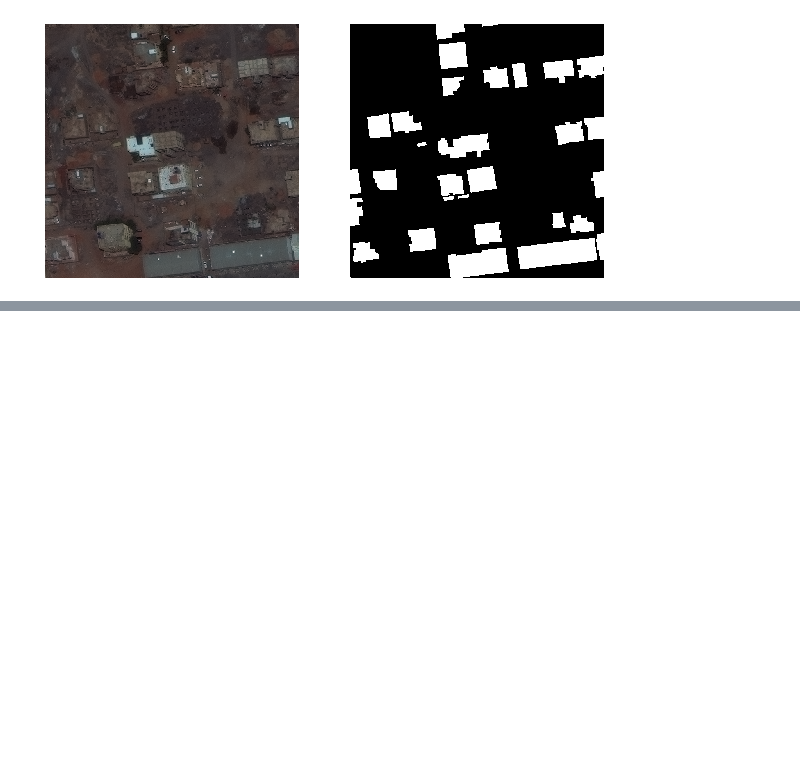
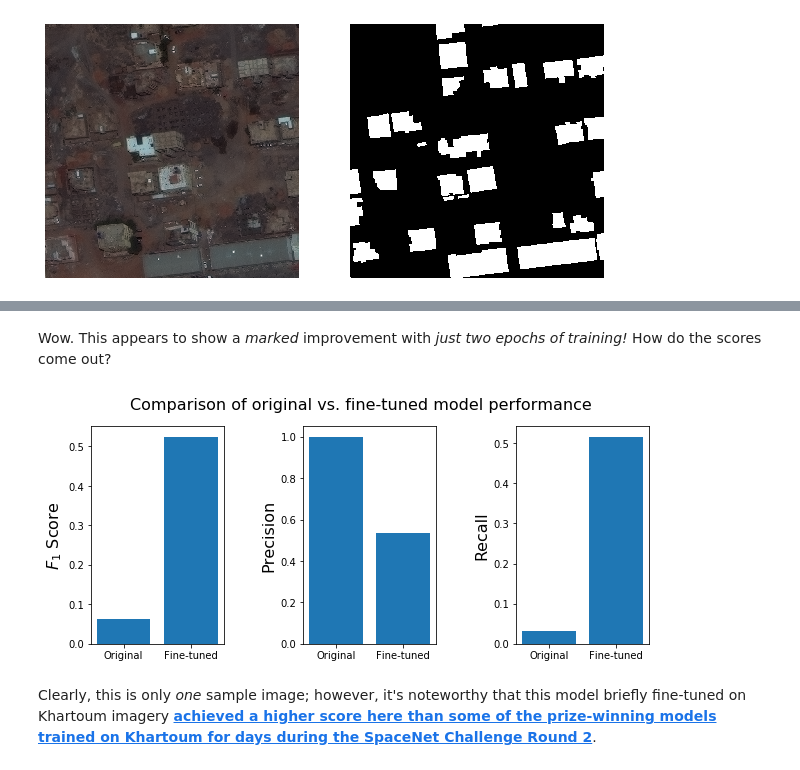
Before and after one commit to CosmiQ/solaris_tutorials, a Jupyter notebook: Solaris_FOSS4G_2019/4_fine_tuning_a_spacenet_model.ipynb, the cells around one changed output, grey strips where cells are left out. Cells and saved outputs as stored; diff of their text form; code cells hidden in the pictures; blank space fills up the shorter version.

```diff
--- a/Solaris_FOSS4G_2019/4_fine_tuning_a_spacenet_model.ipynb
+++ b/Solaris_FOSS4G_2019/4_fine_tuning_a_spacenet_model.ipynb
@@ -306,0 +414,32 @@ AssertionError: Torch not compiled with CUDA enabled
+# %% [markdown]
+Wow. This appears to show a _marked_ improvement with _just two epochs of training!_ How do the scores come out?
+# %%
+evaluator = sol.eval.base.Evaluator(os.path.join(data_path, 'Khartoum_data/geojson/buildings_AOI_5_Khartoum_img924.geojson'))
+prediction_dirs = ['xdxd_inference_out', 'xdxd_retrain_inference_out']
+model_names = ['Original', 'Fine-tuned']
+
+f1_scores = []
+precision = []
+recall = []
+for i in range(2):
+    evaluator.load_proposal(os.path.join(prediction_dirs[i],'Khartoum_img924.geojson'),
+                            pred_row_geo_value='geometry',
+                            conf_field_list=[])
+    results = evaluator.eval_iou(miniou=0.5, calculate_class_scores=False)
+    f1_scores.append(results[0]['F1Score'])
+    precision.append(results[0]['Precision'])
+    recall.append(results[0]['Recall'])
+
+f, axarr = plt.subplots(1, 3, figsize=(10, 4))
+f.subplots_adjust(wspace=0.6)
+axarr[0].bar(model_names, f1_scores)
+axarr[0].set_ylabel('$F_1$ Score', size=16)
+axarr[1].bar(model_names, precision)
+axarr[1].set_ylabel('Precision', size=16)
+axarr[2].bar(model_names, recall)
+axarr[2].set_ylabel('Recall', size=16);
+f.suptitle('Comparison of original vs. fine-tuned model performance', size=16);
+# %% [output]
+[figure, added]
+# %% [markdown]
+Clearly, this is only _one_ sample image; however, it's noteworthy that this model briefly fine-tuned on Khartoum imagery [__achieved a higher score here than some of the prize-winning models trained on Khartoum for days during the SpaceNet Challenge Round 2__](https://medium.com/the-downlinq/2nd-spacenet-competition-winners-code-release-c7473eea7c11).
```
Also changed, not shown: parts of 8 cells of this notebook, 2 other files.
